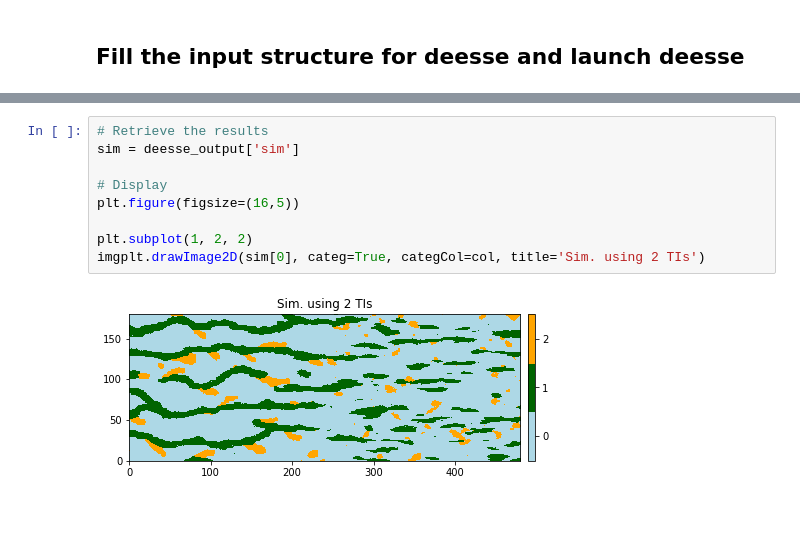
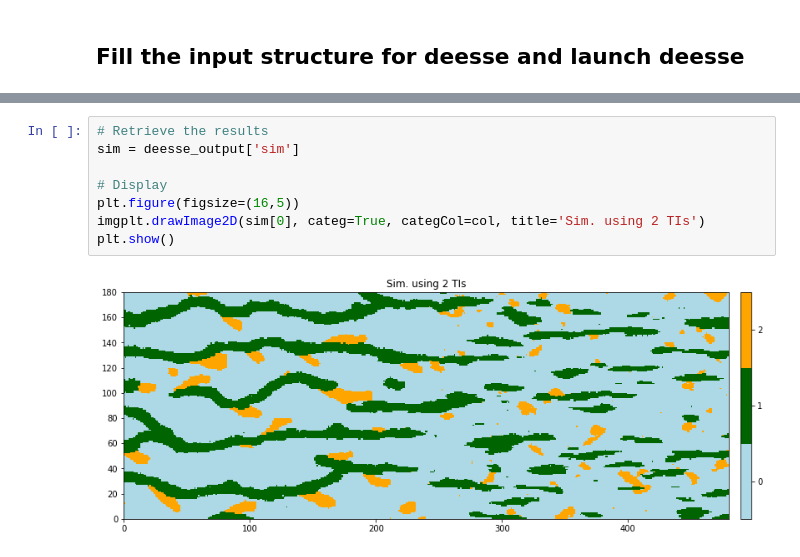
Before and after one commit to randlab/geone, a Jupyter notebook: examples/ex_deesse_12_multiple_TIs.ipynb, the cells around one changed output, grey strips where cells are left out. Drawn from its saved outputs; the diff is of its cells as text; blank space fills up the shorter version.

```diff
--- a/examples/ex_deesse_12_multiple_TIs.ipynb
+++ b/examples/ex_deesse_12_multiple_TIs.ipynb
@@ -104,11 +108,10 @@ Deesse run complete
 # %%
 # Retrieve the results
 sim = deesse_output['sim']
 
 # Display
 plt.figure(figsize=(16,5))
-
-plt.subplot(1, 2, 2)
 imgplt.drawImage2D(sim[0], categ=True, categCol=col, title='Sim. using 2 TIs')
+plt.show()
 # %% [output]
-[figure, old version]
+[figure, new version]
```
Also changed, not shown: parts of 3 cells of this notebook, 43 other files.
